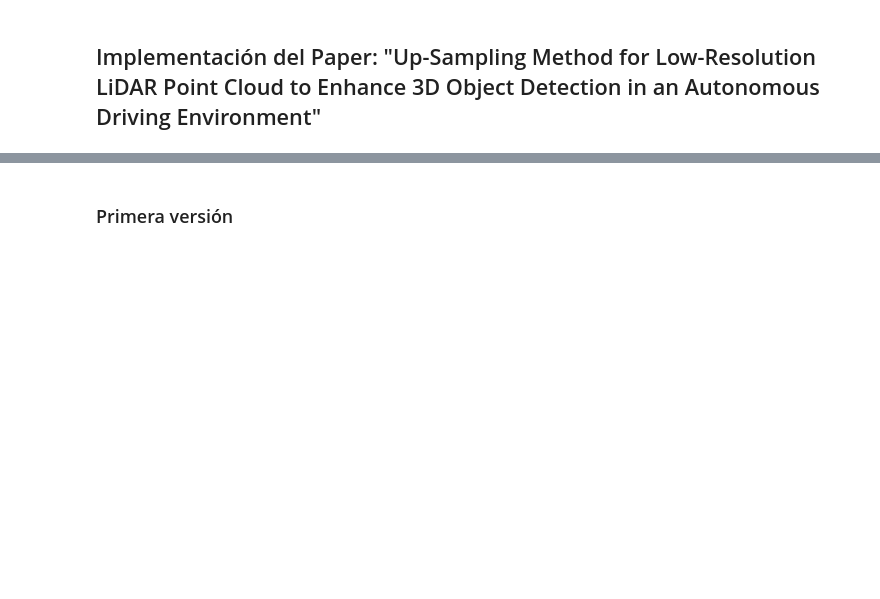
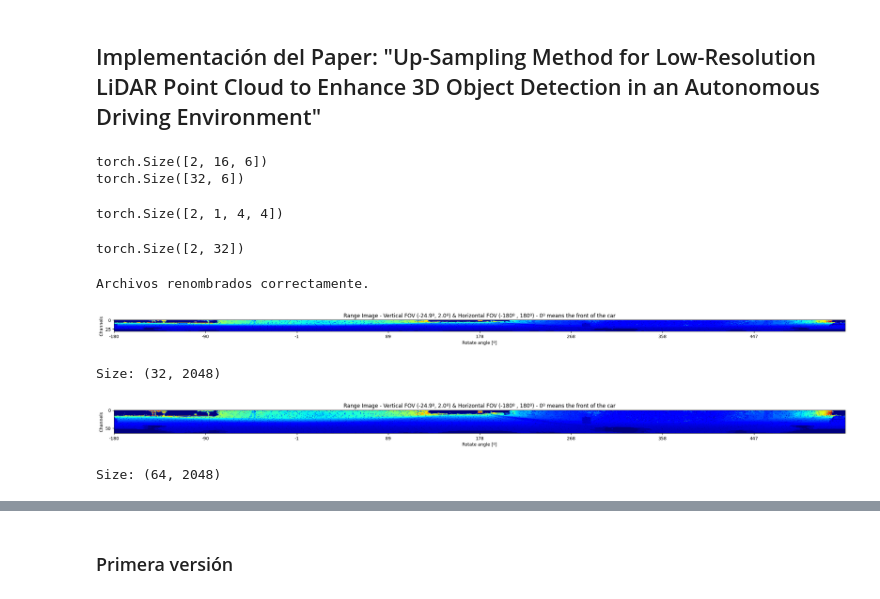
Before and after one commit to nicolassalomon96/lidar_upsampling, a Jupyter notebook: Interpolation_networks/interpolation_without_CNN/paper_implementation/main.ipynb, the cells around one changed output, grey strips where cells are left out. Saved outputs shown, nothing was run; the diff lists cells and outputs as text; code cells hidden in the pictures; blank space fills up the shorter version.

```diff
--- a/Interpolation_networks/interpolation_without_CNN/paper_implementation/main.ipynb
+++ b/Interpolation_networks/interpolation_without_CNN/paper_implementation/main.ipynb
@@ -8,2 +7,65 @@ sys.path.append(r'D:\Nicolas\Posgrado\Trabajos y Tesis\LIDAR\LIDAR_super_resolut
 from pointcloud_utils_functions_v2 import *
 from config import *
+# %%
+import torch
+import torch.nn as nn
+import torch.nn.functional as F
+
+def get_windows(x, upscaling_factor=2):
+    #padding:(agregar n filas, agregar n columnas)
+    #stride(de a cuantas filas me muevo:de a cuantas columnas me muevo)
+    kernel_size = (2,3)#(upsampling_factor, upsampling_factor+1) #upsampling x2 --> kernel: 2x3 // upsampling x4 --> kernel:5x5
+    padding = (0,1)
+    stride = (1,1)
+    #new_pixel_coords_batch = new_pixel_coords.unsqueeze(0).repeat(x.shape[0],1,1).to(device)
+
+    if upscaling_factor == 2:
+        windows = F.unfold(x, kernel_size=kernel_size, padding=padding, stride=stride)
+        windows = windows.transpose(1, 2) #Obtener los valores de la ventana o kernel ordenados por fila, donde cada fila representa una ventana serializada
+        #windows = torch.dstack((windows, new_pixel_coords_batch))
+    else:
+        print("ERROR: Wrong Upsampling factor")
+    return windows
+
+a = torch.tensor([[[[1.,2.,3.,4.], [1.,2.,3.,4.], [1.,2.,3.,4.], [1.,2.,3.,4.], [1.,2.,3.,4.]]], [[[1.,2.,3.,4.], [1.,2.,3.,4.], [1.,2.,3.,4.], [1.,2.,3.,4.], [1.,2.,3.,4.]]]])
+windows = get_windows(a)
+print(windows.shape)
+windows_stack = windows.reshape(windows.shape[0] * windows.shape[1], windows.shape[2])
+print(windows_stack.shape)
+res = torch.ones((32,1))
+res = res.view(a.shape[0], a.shape[1], -1, a.shape[-1])
+res.shape
+# %% [output]
+torch.Size([2, 16, 6])
+torch.Size([32, 6])
+torch.Size([2, 1, 4, 4])
+# %%
+res = torch.ones((2,32,1))
+print(res.squeeze().shape)
+# %% [output]
+torch.Size([2, 32])
+# %%
+import os
+
+# Ruta de la carpeta que contiene los archivos
+carpeta = r'C:\Users\Nicolas\Desktop\training_64x2048'
+
+# Itera sobre todos los archivos en la carpeta
+for nombre_archivo in os.listdir(carpeta):
+    # Construye el path completo del archivo
+    path_original = os.path.join(carpeta, nombre_archivo)
+
+    # Si es un archivo (y no un directorio)
+    if os.path.isfile(path_original):
+        # Nuevo nombre del archivo (puedes personalizar esta lógica según tus necesidades)
+        nuevo_nombre = nombre_archivo[6:]
+
+        # Construye el path completo del nuevo nombre
+        path_nuevo = os.path.join(carpeta, nuevo_nombre)
+
+        # Renombra el archivo
+        os.rename(path_original, path_nuevo)
+
+print("Archivos renombrados correctamente.")
+# %% [output]
+Archivos renombrados correctamente.
@@ -18,6 +93,21 @@ ind = np.arange(0,64,downsampling_factor)
 lr_range_distance_image = hr_range_distance_image[ind] / kitti_max_distance
 #display_range_image(lr_range_distance_image)
 #display_range_image(hr_range_distance_image)
+# %%
+path = r'D:\Nicolas\Posgrado\Trabajos y Tesis\LIDAR\Datasets LIDAR\kitti\range_distance_images_3d_object\training_64x2048\drive_000001.npy'
+#path = r'D:\Nicolas\Posgrado\Trabajos y Tesis\LIDAR\Datasets LIDAR\kitti\kitti_3d_object\training\velodyne\000054.bin'
+hr_range_distance_image = np.load(path)
+
+downsampling_factor = 2
+ind = np.arange(0,64,downsampling_factor)
+lr_range_distance_image = hr_range_distance_image[ind] / kitti_max_distance
+display_range_image(lr_range_distance_image)
+display_range_image(hr_range_distance_image)
+# %% [output]
+[figure, added]
+Size: (32, 2048)
+[figure, added]
+Size: (64, 2048)
 # %%
 def calculate_weight(window, upsampling_factor, border):
 
```
Also changed, not shown: parts of 9 cells of this notebook, 31 other files.
